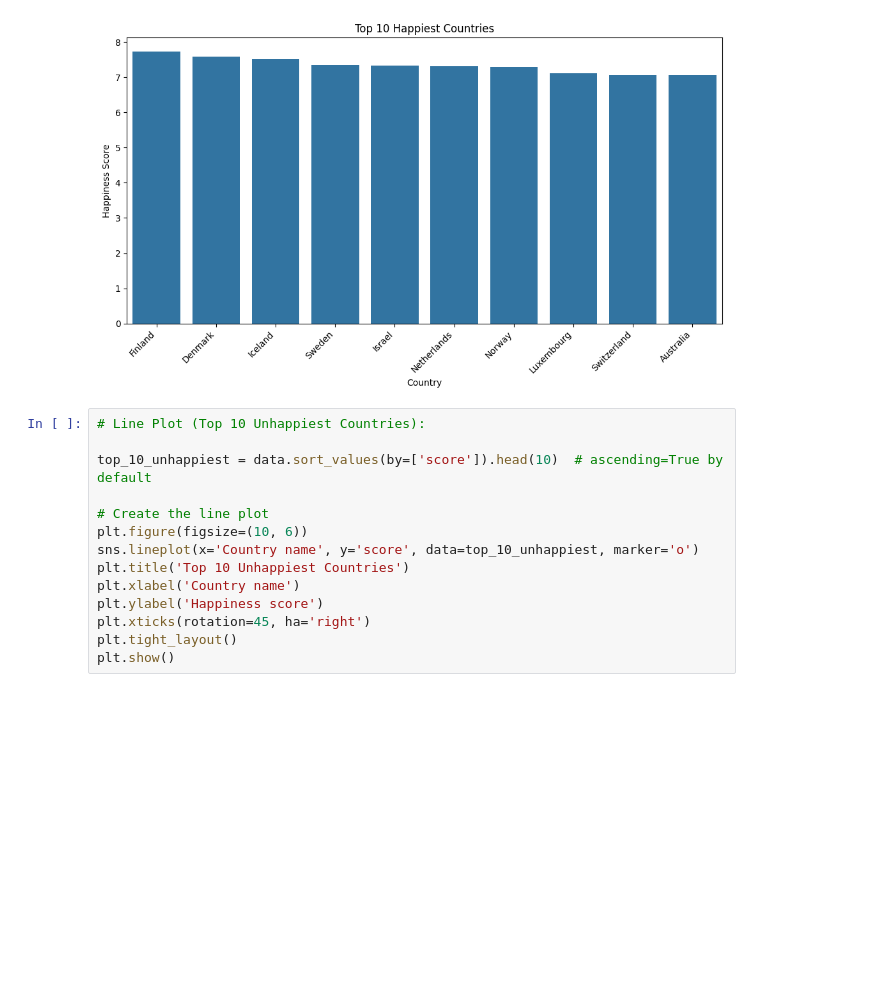
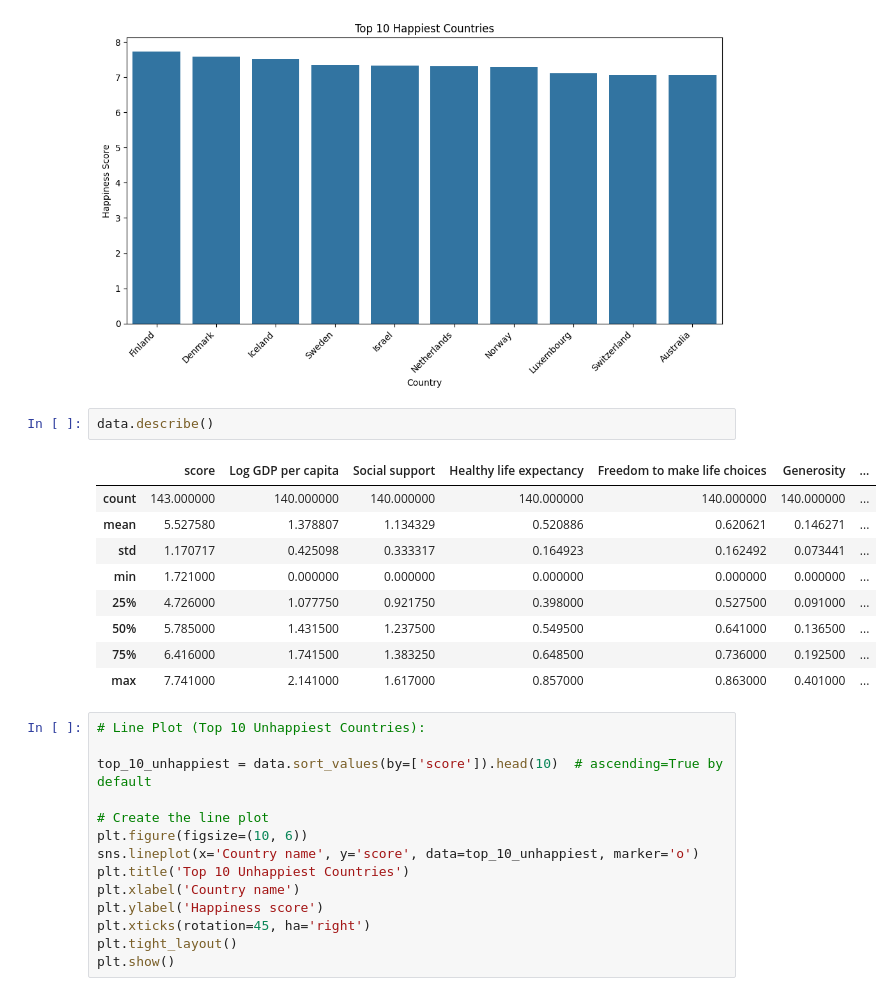
Before and after one commit to BipiN202/2407713_Bipin_khanal, a Jupyter notebook: 2407713_Bipin_khanal.ipynb, the cells around one changed output. Drawn from its saved outputs; the diff is of its cells as text; blank space fills up the shorter version.

```diff
--- a/2407713_Bipin_khanal.ipynb
+++ b/2407713_Bipin_khanal.ipynb
@@ -163,6 +171,18 @@ plt.tight_layout()  # Adjust layout to prevent labels from overlapping
 plt.show()
 # %% [output]
 [figure]
+# %%
+data.describe()
+# %% [output]
+|  | score | Log GDP per capita | Social support | Healthy life expectancy | Freedom to make life choices | Generosity | ... |
+| count | 143.000000 | 140.000000 | 140.000000 | 140.000000 | 140.000000 | 140.000000 | ... |
+| mean | 5.527580 | 1.378807 | 1.134329 | 0.520886 | 0.620621 | 0.146271 | ... |
+| std | 1.170717 | 0.425098 | 0.333317 | 0.164923 | 0.162492 | 0.073441 | ... |
+| min | 1.721000 | 0.000000 | 0.000000 | 0.000000 | 0.000000 | 0.000000 | ... |
+| 25% | 4.726000 | 1.077750 | 0.921750 | 0.398000 | 0.527500 | 0.091000 | ... |
+| 50% | 5.785000 | 1.431500 | 1.237500 | 0.549500 | 0.641000 | 0.136500 | ... |
+| 75% | 6.416000 | 1.741500 | 1.383250 | 0.648500 | 0.736000 | 0.192500 | ... |
+| max | 7.741000 | 2.141000 | 1.617000 | 0.857000 | 0.863000 | 0.401000 | ... |
 # %%
 # Line Plot (Top 10 Unhappiest Countries):
 
```
Also changed, not shown: parts of 7 cells of this notebook.
